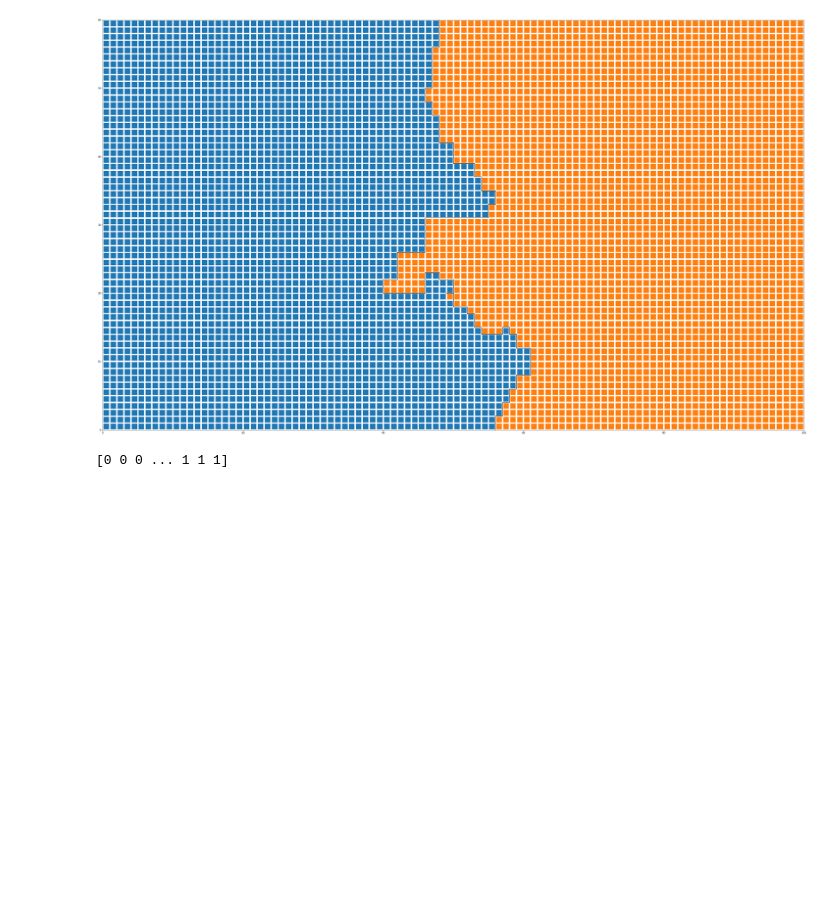
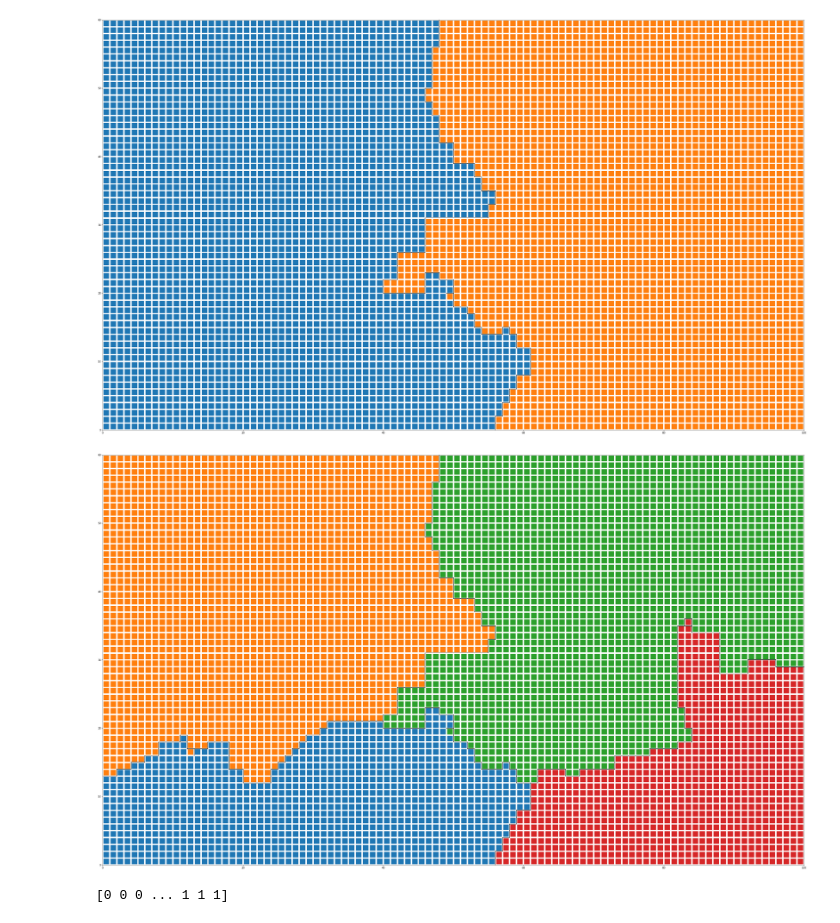
Before and after one commit to mikkelmilo/SOM-Clustering-Visualisations, a Jupyter notebook: chainlink-Kmeans+plot.ipynb, the cells around one changed output. Drawn from its saved outputs; the diff is of its cells as text; code cells hidden in the pictures; blank space fills up the shorter version.

Commit message:
big som with extreme values

```diff
--- a/chainlink-Kmeans+plot.ipynb
+++ b/chainlink-Kmeans+plot.ipynb
@@ -303,6 +300,15 @@ labels1 = [l[0] for l in labels1]
 plot_with_labelling(chainlink_som_big,d3,d4,labels1,labels1,rweights1,debug=False)
 # %% [output]
 [figure]
+# %%
+# EXTREME VALUES
+
+
+labels2 = cluster.hierarchy.cut_tree(Z1, n_clusters=4)
+labels2 = [l[0] for l in labels2]
+plot_with_labelling(chainlink_som_big,d3,d4,labels2,labels2,rweights1,debug=False)
+# %% [output]
+[figure, added]
 # %%
 #Kmeans
 # %%
```
Also changed, not shown: parts of 4 cells of this notebook.
